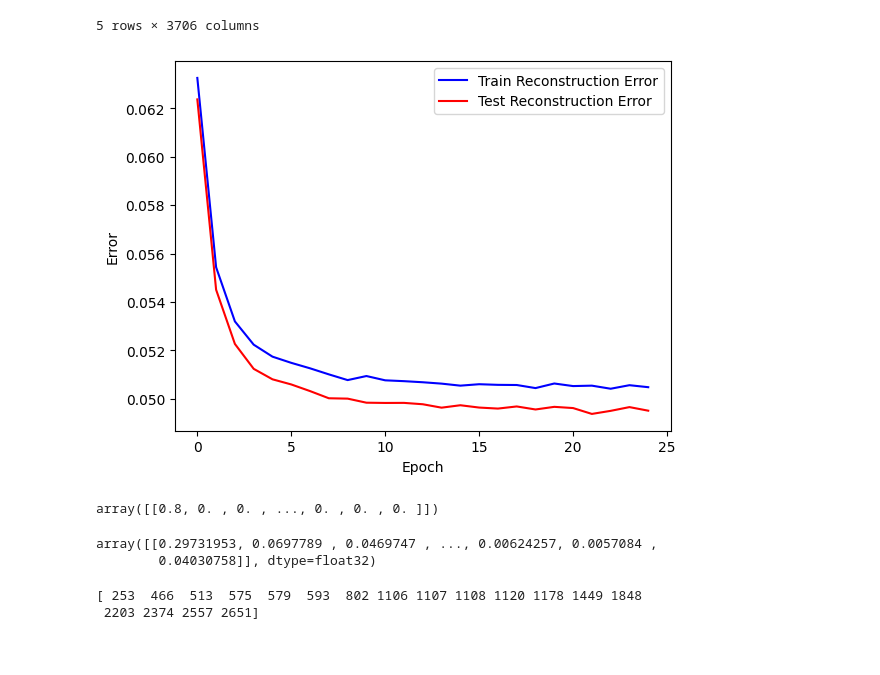
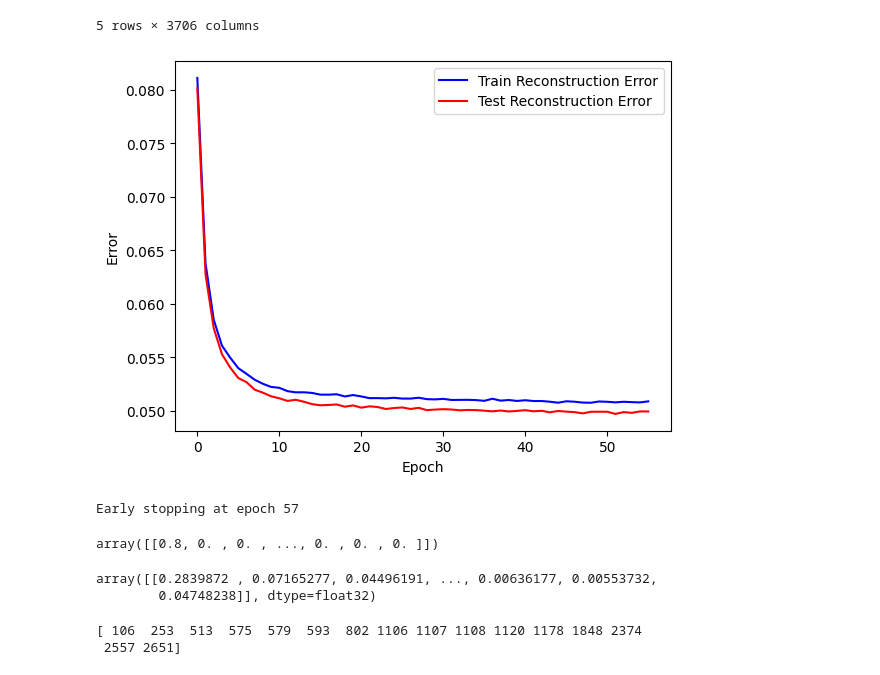
Before and after one commit to jzsmoreno/restricted_boltzmann, a Jupyter notebook: example.ipynb, the cells around one changed output. Saved outputs shown, nothing was run; the diff lists cells and outputs as text; code cells hidden in the pictures.

Commit message:
[ADD] Exponential decay rate and other features
* Early stopping logic
* Shuffle training data logic

```diff
--- a/example.ipynb
+++ b/example.ipynb
@@ -77,12 +77,13 @@ norm_user_rating_df.head()
 # %%
 hidden_units = 10
 visible_units = len(user_rating_df.columns)
 alpha = 1
 
 model = RestrictedBoltzmann()
-model.train(trX, hidden_units, visible_units, alpha=1.0, epochs=25, batch_size=100, plot=True)
+model.train(trX, hidden_units, visible_units, epochs=100, batch_size=200, plot=True)
 # %% [output]
-[figure, old version]
+[figure, new version]
+Early stopping at epoch 57
 # %%
 mock_user_id = 215
 input_user = trX[mock_user_id - 1].reshape(1, -1)
@@ -93,16 +94,16 @@ array([[0.8, 0. , 0. , ..., 0. , 0. , 0. ]])
 output_user = model.predict_proba(input_user)
 output_user[0:5]
 # %% [output]
-array([[0.29731953, 0.0697789 , 0.0469747 , ..., 0.00624257, 0.0057084 ,
-        0.04030758]], dtype=float32)
+array([[0.2839872 , 0.07165277, 0.04496191, ..., 0.00636177, 0.00553732,
+        0.04748238]], dtype=float32)
 # %%
 threshold = 0.25
 movies_id = list(np.where(output_user[0, :] > threshold)[0])
 movies_recomendation = np.where(output_user[0, :] >= np.mean(output_user[0, movies_id]))[0]
 print(movies_recomendation)
 # %% [output]
-[ 253  466  513  575  579  593  802 1106 1107 1108 1120 1178 1449 1848
- 2203 2374 2557 2651]
+[ 106  253  513  575  579  593  802 1106 1107 1108 1120 1178 1848 2374
+ 2557 2651]
 # %%
 model_checkpoint = "model/ml-rbm"
 model.save_model(model_checkpoint)
```
Also changed, not shown: parts of 1 cell of this notebook, 1 other file.
